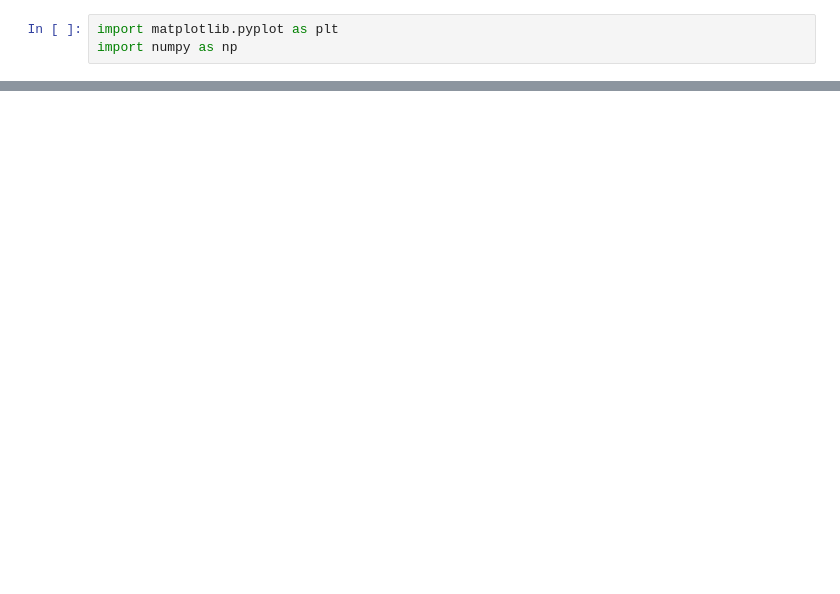
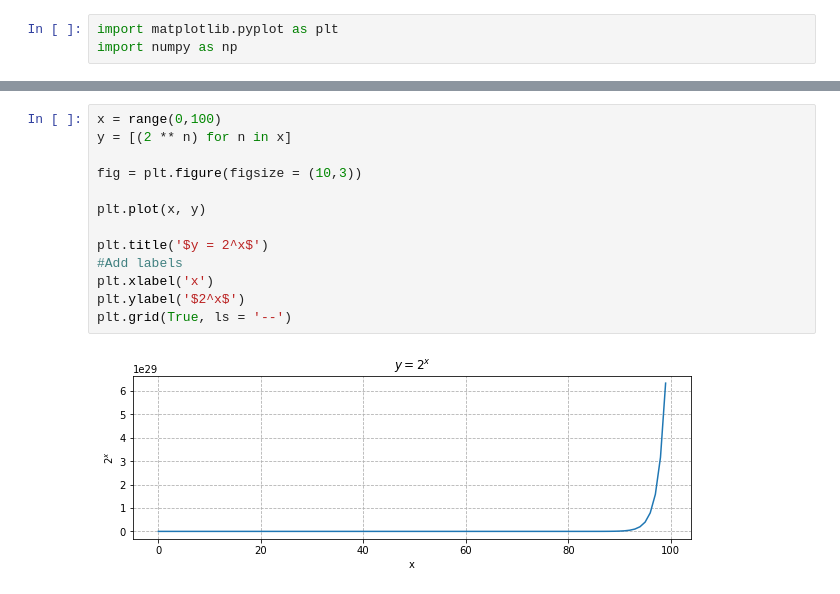
Before and after one commit to mariamnaqvi/numpy-pandas-visualization-exercises, a Jupyter notebook: matplotlib_exercises.ipynb, the cells around one changed output, grey strips where cells are left out. Cells and saved outputs as stored; diff of their text form; blank space fills up the shorter version.

```diff
--- a/matplotlib_exercises.ipynb
+++ b/matplotlib_exercises.ipynb
@@ -59,0 +65,15 @@ y=n^n and label it "O(n^n)"
+# %%
+x = range(0,100)
+y = [(2 ** n) for n in x]
+
+fig = plt.figure(figsize = (10,3))
+
+plt.plot(x, y)
+
+plt.title('$y = 2^x$')
+#Add labels
+plt.xlabel('x')
+plt.ylabel('$2^x$')
+plt.grid(True, ls = '--')
+# %% [output]
+[figure, added]
```
Also changed, not shown: parts of 10 cells of this notebook.
